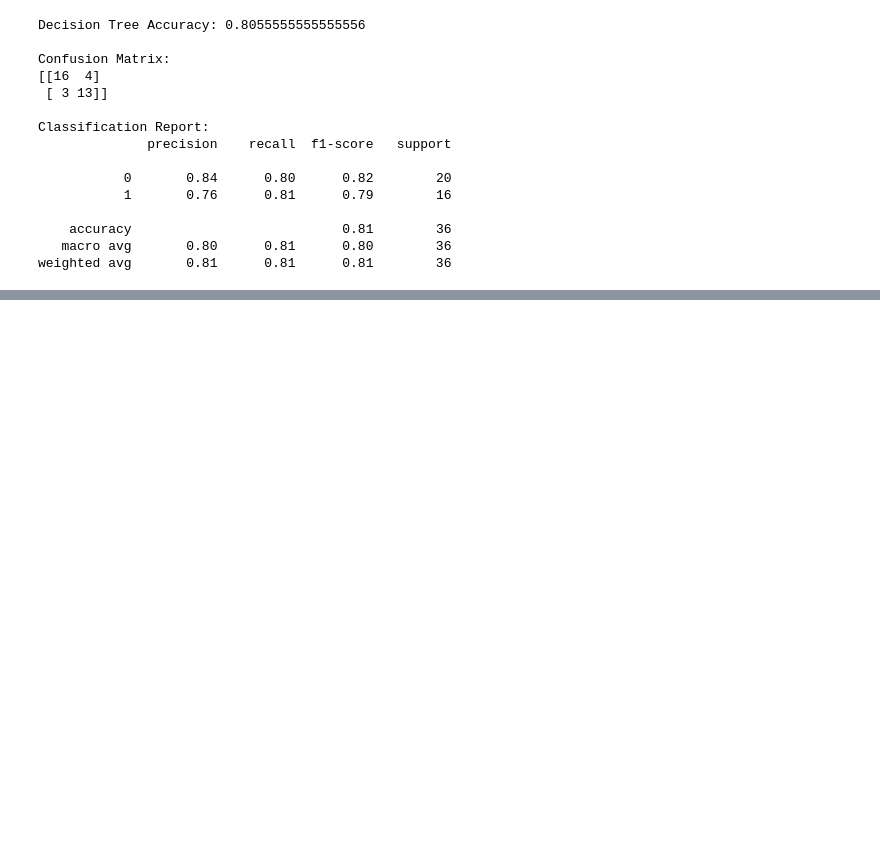
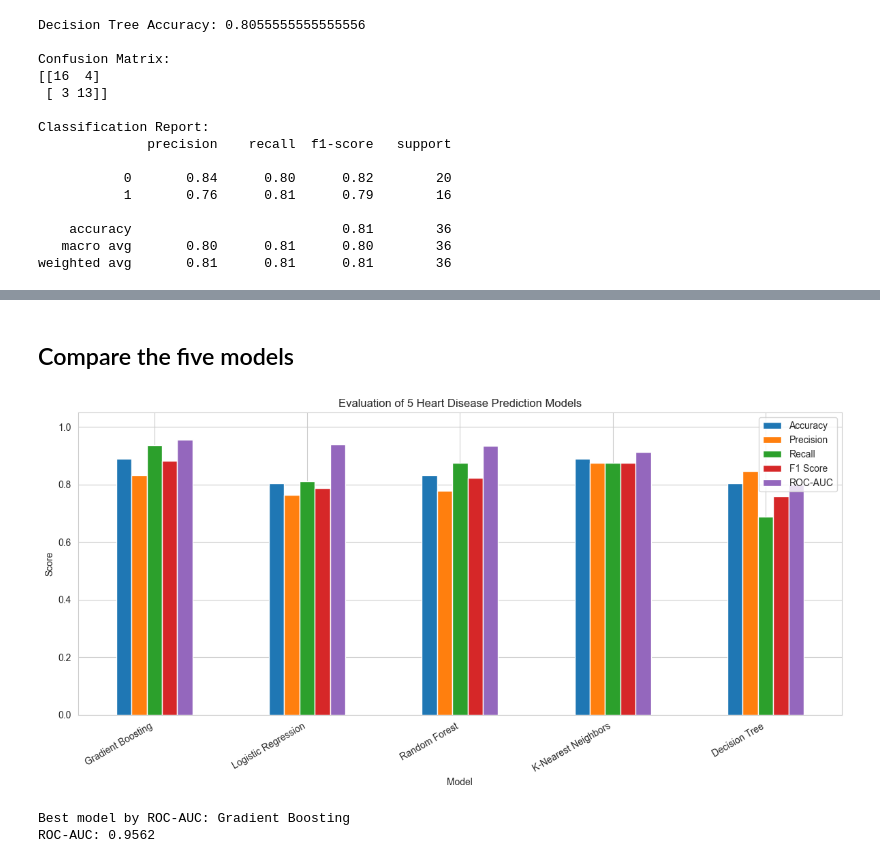
Before and after one commit to SinchanaMC24/Heart-disease-Prediction, a Jupyter notebook: Notebooks/Heart_Disease_Prediction.ipynb, the cells around one changed output, grey strips where cells are left out. Saved outputs shown, nothing was run; the diff lists cells and outputs as text; code cells hidden in the pictures; blank space fills up the shorter version.

Commit message:
Added model building work to main notebook

```diff
--- a/Notebooks/Heart_Disease_Prediction.ipynb
+++ b/Notebooks/Heart_Disease_Prediction.ipynb
@@ -12,10 +12,10 @@ import warnings
 warnings.filterwarnings('ignore')
 # %%
 # load Feature Values
-values=pd.read_csv("values.csv")
+values=pd.read_csv("../Data/values.csv")
 
 # load Target Labels
-labels=pd.read_csv("labels.csv")
+labels=pd.read_csv("../Data/labels.csv")
 # %%
 values.head()
 # %% [output]
@@ -463,0 +586,19 @@ weighted avg       0.81      0.81      0.81        36
+# %% [markdown]
+## Compare the five models
+# %%
+metrics = ["Accuracy", "Precision", "Recall", "F1 Score", "ROC-AUC"]
+ax = results_df.set_index("Model")[metrics].plot(kind="bar", figsize=(12, 6))
+plt.ylim(0, 1.05)
+plt.ylabel("Score")
+plt.title("Evaluation of 5 Heart Disease Prediction Models")
+plt.xticks(rotation=30, ha="right")
+plt.tight_layout()
+plt.show()
+
+best_model = results_df.iloc[0]
+print("Best model by ROC-AUC:", best_model["Model"])
+print("ROC-AUC:", round(best_model["ROC-AUC"], 4))
+# %% [output]
+[figure, added]
+Best model by ROC-AUC: Gradient Boosting
+ROC-AUC: 0.9562
```
Also changed, not shown: parts of 8 cells of this notebook.
